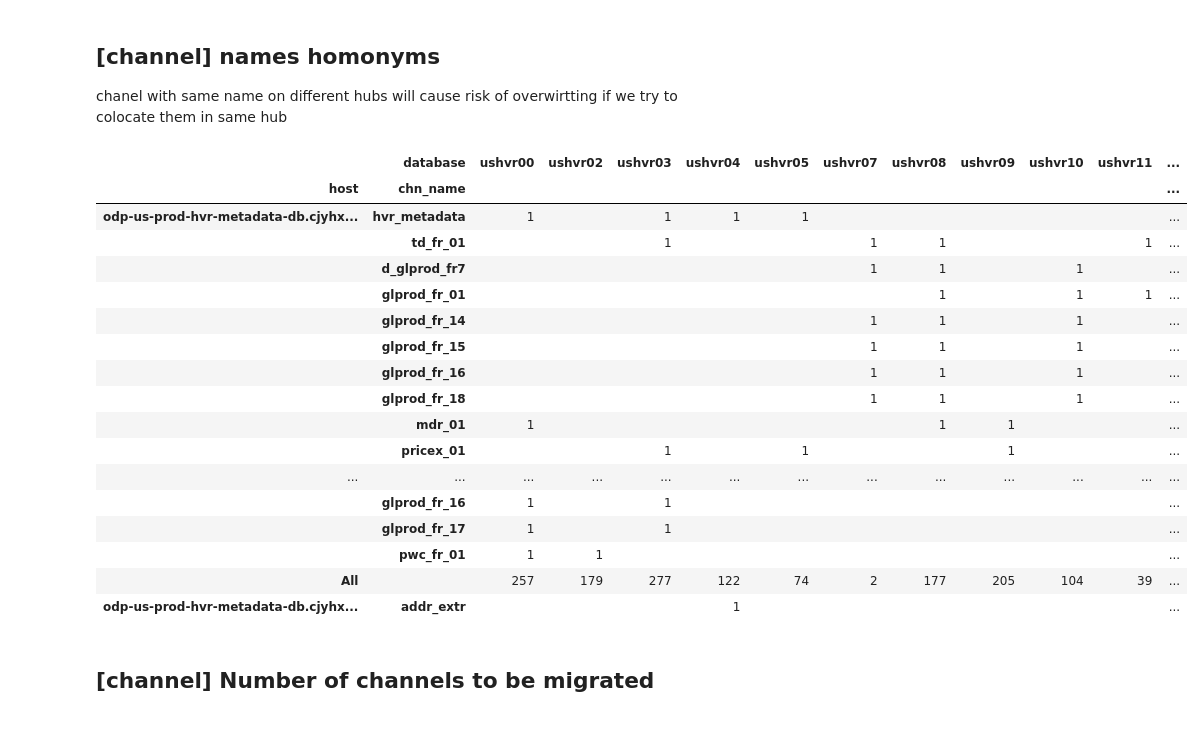
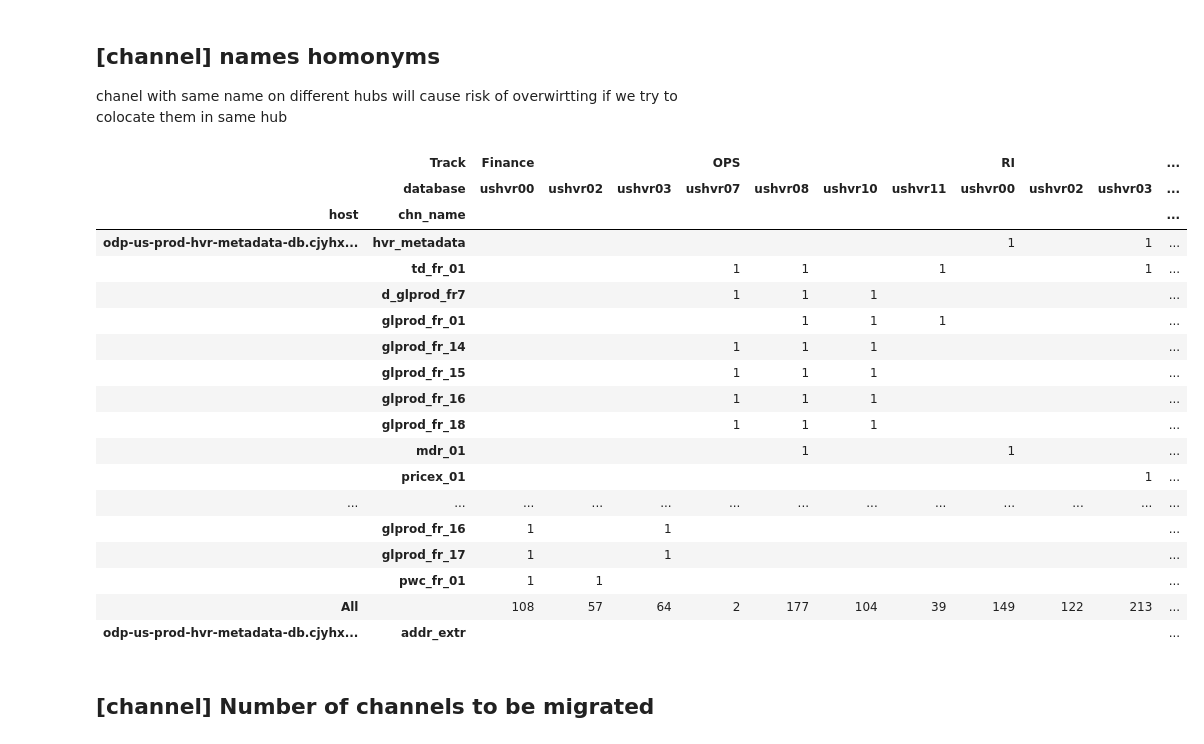
Before and after one commit to bartoszski/haskell, a Jupyter notebook: vitality/PY_LocationAnalysis.ipynb, the cells around one changed output. Drawn from its saved outputs; the diff is of its cells as text; code cells hidden in the pictures.

```diff
--- a/vitality/PY_LocationAnalysis.ipynb
+++ b/vitality/PY_LocationAnalysis.ipynb
@@ -261,0 +328,14 @@ style (
+# %%
+## duplicate t
+
+from functools import reduce
+chain = lambda l : list (reduce ( lambda x , y:  x+y , l))
+
+x = chain ( dddf.reset_index()[dddf.reset_index()['db_node_name']=='gprs-dev-01-s1T.mgmt.cloud.ds.ge.com,2433'].CaptureTables_lst.values.tolist()[0])
+y = chain (dddf.reset_index()[dddf.reset_index()['db_node_name']=='gprs-dev-01-s1T.mgmt.cloud.ds.ge.com,2433'].CaptureChn_lst.values.tolist()[0])
+df0 = pd.DataFrame(list(zip(y,x)),columns = ['Channel','CaptureTable']).fillna('nan')
+df=df0.explode('CaptureTable', ignore_index=True).fillna('')
+df['val'] = df['CaptureTable']
+#display(df0)
+#display(df)
+style(df.pivot_table( index = 'Channel', columns='CaptureTable',values='val', aggfunc='max').fillna(''))
@@ -276,27 +478,32 @@ chanel with same name on different hubs will cause risk of overwirtting if we tr
+# %%
+infra_lkp = pd.read_excel('./data/infra_lkp.xlsx').astype(str)
+# %%
+df = pd.merge(Channelslocations_prd_df, infra_lkp [['dbdesc','database','Track']] , on=['dbdesc','database'], how='left')
 # %%
-df = Channelslocations_prd_df.groupby(['host','database','chn_name'])[['loc_name']].count().reset_index()
-style_df(
-df.pivot_table(index=['host','chn_name'],columns=['database'] , values='loc_name' , aggfunc=len,margins=True).fillna('').astype(str).apply(lambda x: x.str.rstrip('.0')).sort_values(['All','host'] , ascending=False).head(84)
+dff = df.groupby(['host','database','chn_name','Track'])[['loc_name']].count().reset_index()
+style(
+dff.pivot_table(index=['host','chn_name'],columns=['Track','database'] , values='loc_name' , aggfunc=len,margins=True).fillna('').astype(str).apply(lambda x: x.str.rstrip('.0')).sort_values(['All','host'] , ascending=False).head(84)
     )
 # %% [output]
-|  | database | ushvr00 | ushvr02 | ushvr03 | ushvr04 | ushvr05 | ushvr07 | ushvr08 | ushvr09 | ushvr10 | ushvr11 | ... |
+|  | Track | Finance |  |  | OPS |  |  |  | RI |  |  | ... |
+|  | database | ushvr00 | ushvr02 | ushvr03 | ushvr07 | ushvr08 | ushvr10 | ushvr11 | ushvr00 | ushvr02 | ushvr03 | ... |
 | host | chn_name |  |  |  |  |  |  |  |  |  |  | ... |
-| odp-us-prod-hvr-metadata-db.cjyhx... | hvr_metadata | 1 |  | 1 | 1 | 1 |  |  |  |  |  | ... |
-|  | td_fr_01 |  |  | 1 |  |  | 1 | 1 |  |  | 1 | ... |
-|  | d_glprod_fr7 |  |  |  |  |  | 1 | 1 |  | 1 |  | ... |
-|  | glprod_fr_01 |  |  |  |  |  |  | 1 |  | 1 | 1 | ... |
-|  | glprod_fr_14 |  |  |  |  |  | 1 | 1 |  | 1 |  | ... |
-|  | glprod_fr_15 |  |  |  |  |  | 1 | 1 |  | 1 |  | ... |
-|  | glprod_fr_16 |  |  |  |  |  | 1 | 1 |  | 1 |  | ... |
-|  | glprod_fr_18 |  |  |  |  |  | 1 | 1 |  | 1 |  | ... |
-|  | mdr_01 | 1 |  |  |  |  |  | 1 | 1 |  |  | ... |
-|  | pricex_01 |  |  | 1 |  | 1 |  |  | 1 |  |  | ... |
+| odp-us-prod-hvr-metadata-db.cjyhx... | hvr_metadata |  |  |  |  |  |  |  | 1 |  | 1 | ... |
+|  | td_fr_01 |  |  |  | 1 | 1 |  | 1 |  |  | 1 | ... |
+|  | d_glprod_fr7 |  |  |  | 1 | 1 | 1 |  |  |  |  | ... |
+|  | glprod_fr_01 |  |  |  |  | 1 | 1 | 1 |  |  |  | ... |
+|  | glprod_fr_14 |  |  |  | 1 | 1 | 1 |  |  |  |  | ... |
+|  | glprod_fr_15 |  |  |  | 1 | 1 | 1 |  |  |  |  | ... |
+|  | glprod_fr_16 |  |  |  | 1 | 1 | 1 |  |  |  |  | ... |
+|  | glprod_fr_18 |  |  |  | 1 | 1 | 1 |  |  |  |  | ... |
+|  | mdr_01 |  |  |  |  | 1 |  |  | 1 |  |  | ... |
+|  | pricex_01 |  |  |  |  |  |  |  |  |  | 1 | ... |
 | ... | ... | ... | ... | ... | ... | ... | ... | ... | ... | ... | ... | ... |
 |  | glprod_fr_16 | 1 |  | 1 |  |  |  |  |  |  |  | ... |
 |  | glprod_fr_17 | 1 |  | 1 |  |  |  |  |  |  |  | ... |
 |  | pwc_fr_01 | 1 | 1 |  |  |  |  |  |  |  |  | ... |
-| All |  | 257 | 179 | 277 | 122 | 74 | 2 | 177 | 205 | 104 | 39 | ... |
-| odp-us-prod-hvr-metadata-db.cjyhx... | addr_extr |  |  |  | 1 |  |  |  |  |  |  | ... |
+| All |  | 108 | 57 | 64 | 2 | 177 | 104 | 39 | 149 | 122 | 213 | ... |
+| odp-us-prod-hvr-metadata-db.cjyhx... | addr_extr |  |  |  |  |  |  |  |  |  |  | ... |
 # %% [markdown]
 ##  [channel] Number of channels to be migrated
 # %%
```
Also changed, not shown: parts of 33 cells of this notebook.
